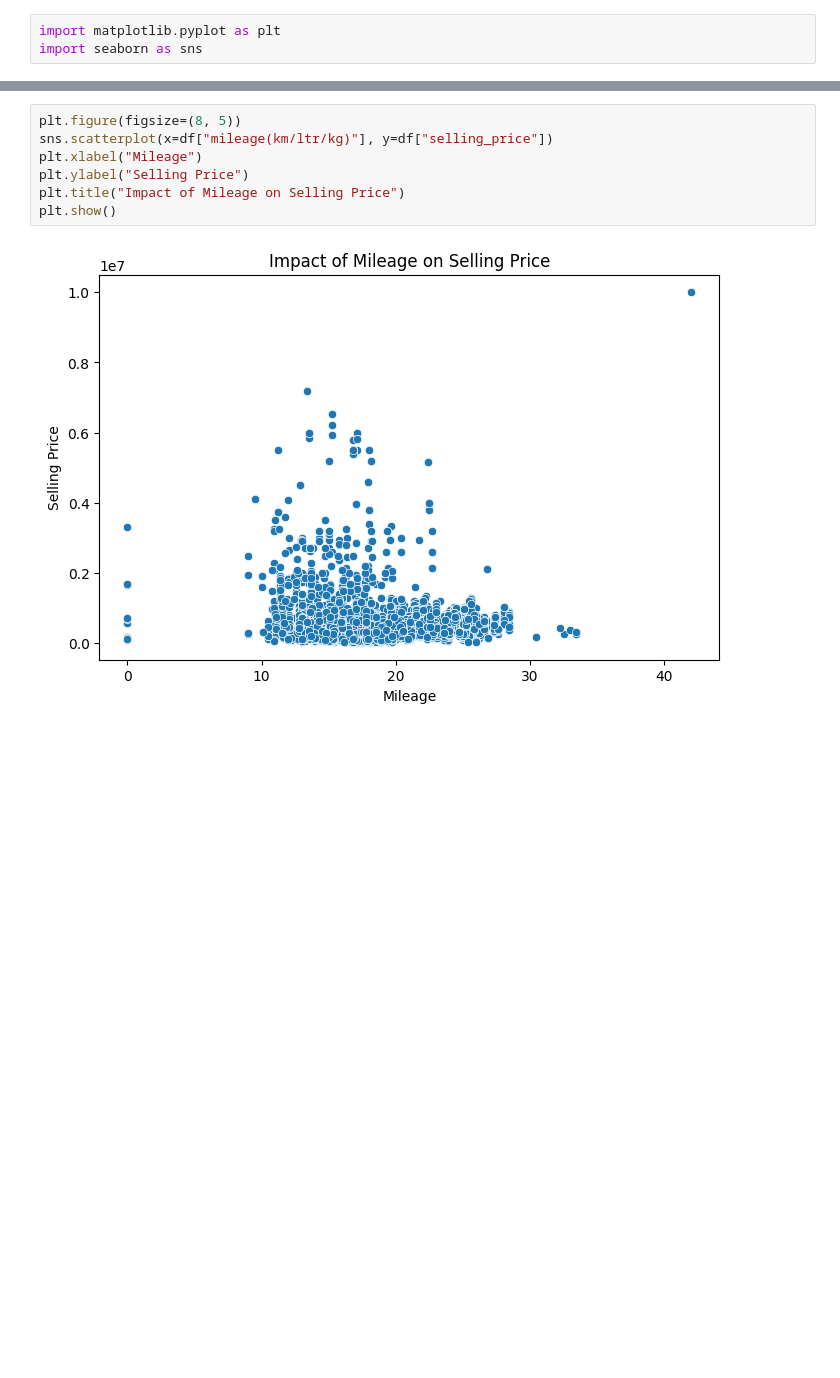
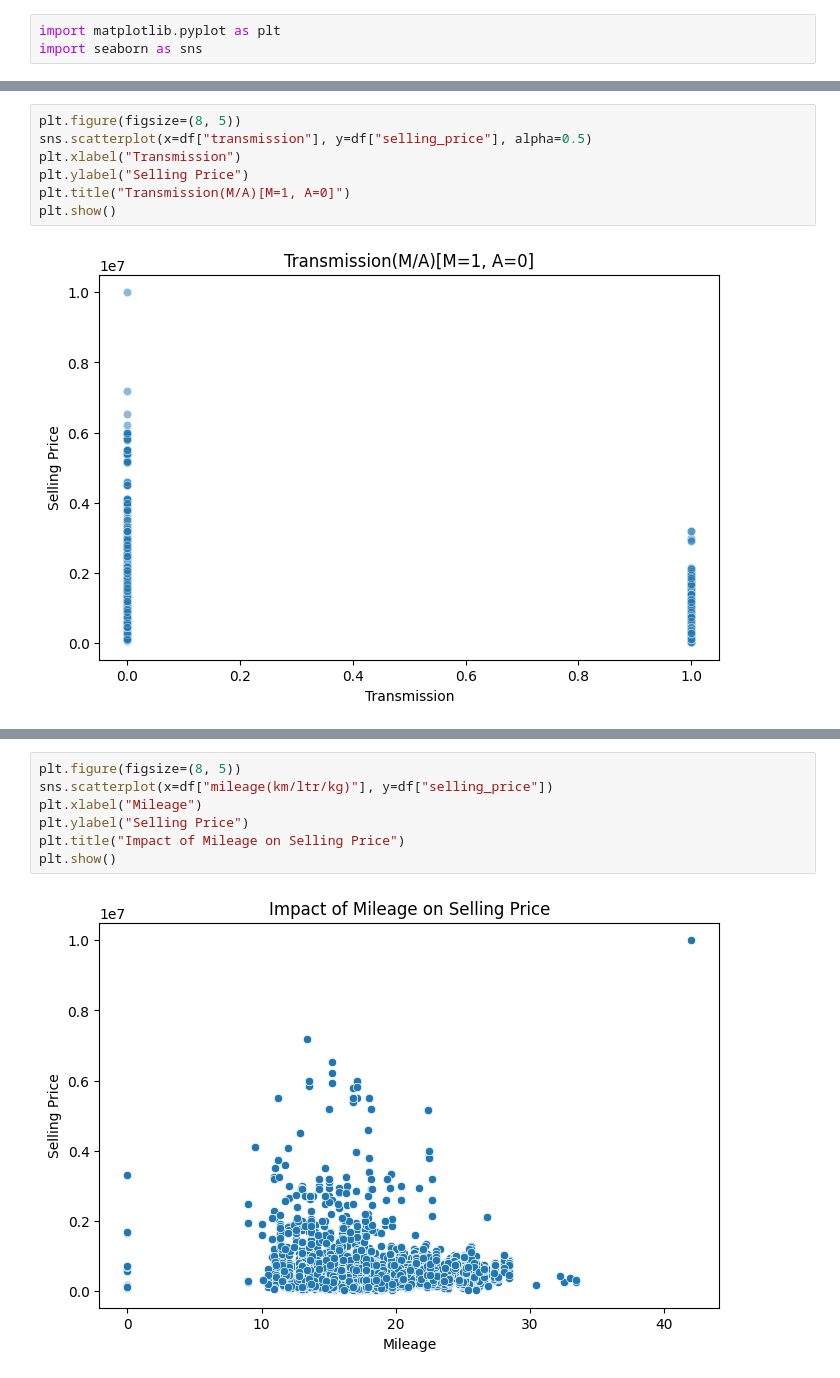
Before and after one commit to shakeraema/Dataset_Manipulation, a Jupyter notebook: Task_PDS.ipynb, the cells around one changed output, grey strips where cells are left out. Saved outputs shown, nothing was run; the diff lists cells and outputs as text; blank space fills up the shorter version.

```diff
--- a/Task_PDS.ipynb
+++ b/Task_PDS.ipynb
@@ -80,0 +110,9 @@ plt.show()
+# %%
+plt.figure(figsize=(8, 5))
+sns.scatterplot(x=df["transmission"], y=df["selling_price"], alpha=0.5)
+plt.xlabel("Transmission")
+plt.ylabel("Selling Price")
+plt.title("Transmission(M/A)[M=1, A=0]")
+plt.show()
+# %% [output]
+[figure, added]
```
Also changed, not shown: parts of 39 cells of this notebook.
